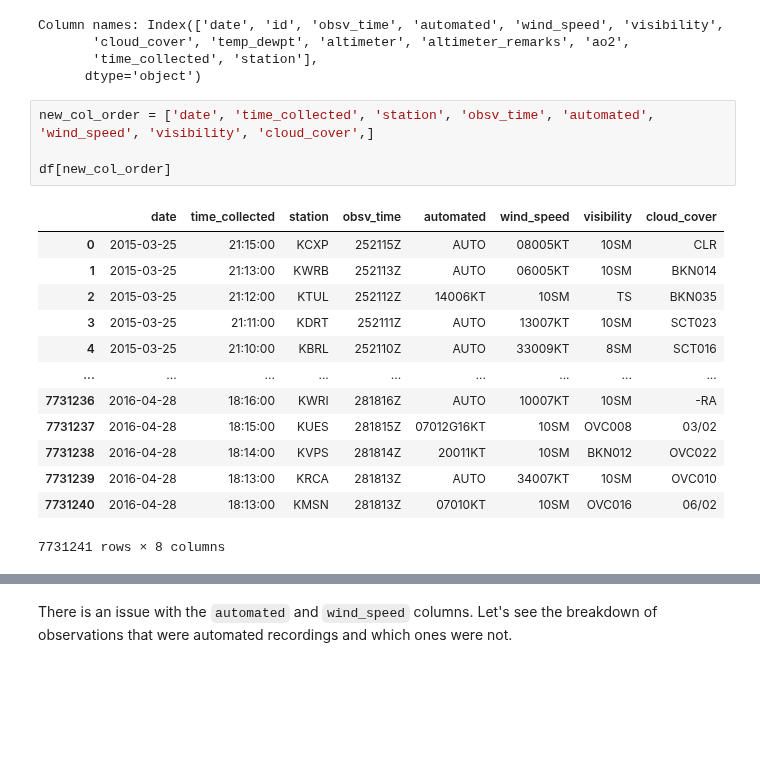
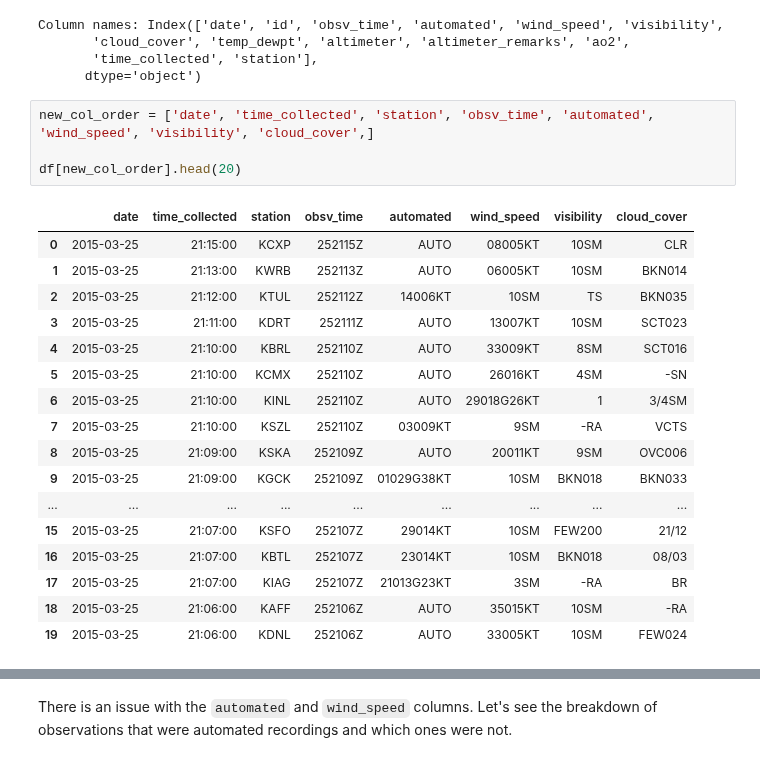
Before and after one commit to hank-butler/METAR_Data, a Jupyter notebook: code/01-data-cleaning.ipynb, the cells around one changed output, grey strips where cells are left out. Saved outputs shown, nothing was run; the diff lists cells and outputs as text; blank space fills up the shorter version.

```diff
--- a/code/01-data-cleaning.ipynb
+++ b/code/01-data-cleaning.ipynb
@@ -86,18 +86,22 @@ Column names: Index(['date', 'id', 'obsv_time', 'automated', 'wind_speed', 'visi
 # %%
 new_col_order = ['date', 'time_collected', 'station', 'obsv_time', 'automated', 'wind_speed', 'visibility', 'cloud_cover',]
 
-df[new_col_order]
+df[new_col_order].head(20)
 # %% [output]
 |  | date | time_collected | station | obsv_time | automated | wind_speed | visibility | cloud_cover |
 | 0 | 2015-03-25 | 21:15:00 | KCXP | 252115Z | AUTO | 08005KT | 10SM | CLR |
 | 1 | 2015-03-25 | 21:13:00 | KWRB | 252113Z | AUTO | 06005KT | 10SM | BKN014 |
 | 2 | 2015-03-25 | 21:12:00 | KTUL | 252112Z | 14006KT | 10SM | TS | BKN035 |
 | 3 | 2015-03-25 | 21:11:00 | KDRT | 252111Z | AUTO | 13007KT | 10SM | SCT023 |
 | 4 | 2015-03-25 | 21:10:00 | KBRL | 252110Z | AUTO | 33009KT | 8SM | SCT016 |
+| 5 | 2015-03-25 | 21:10:00 | KCMX | 252110Z | AUTO | 26016KT | 4SM | -SN |
+| 6 | 2015-03-25 | 21:10:00 | KINL | 252110Z | AUTO | 29018G26KT | 1 | 3/4SM |
+| 7 | 2015-03-25 | 21:10:00 | KSZL | 252110Z | 03009KT | 9SM | -RA | VCTS |
+| 8 | 2015-03-25 | 21:09:00 | KSKA | 252109Z | AUTO | 20011KT | 9SM | OVC006 |
+| 9 | 2015-03-25 | 21:09:00 | KGCK | 252109Z | 01029G38KT | 10SM | BKN018 | BKN033 |
 | ... | ... | ... | ... | ... | ... | ... | ... | ... |
-| 7731236 | 2016-04-28 | 18:16:00 | KWRI | 281816Z | AUTO | 10007KT | 10SM | -RA |
-| 7731237 | 2016-04-28 | 18:15:00 | KUES | 281815Z | 07012G16KT | 10SM | OVC008 | 03/02 |
-| 7731238 | 2016-04-28 | 18:14:00 | KVPS | 281814Z | 20011KT | 10SM | BKN012 | OVC022 |
-| 7731239 | 2016-04-28 | 18:13:00 | KRCA | 281813Z | AUTO | 34007KT | 10SM | OVC010 |
-| 7731240 | 2016-04-28 | 18:13:00 | KMSN | 281813Z | 07010KT | 10SM | OVC016 | 06/02 |
+| 15 | 2015-03-25 | 21:07:00 | KSFO | 252107Z | 29014KT | 10SM | FEW200 | 21/12 |
+| 16 | 2015-03-25 | 21:07:00 | KBTL | 252107Z | 23014KT | 10SM | BKN018 | 08/03 |
+| 17 | 2015-03-25 | 21:07:00 | KIAG | 252107Z | 21013G23KT | 3SM | -RA | BR |
+| 18 | 2015-03-25 | 21:06:00 | KAFF | 252106Z | AUTO | 35015KT | 10SM | -RA |
+| 19 | 2015-03-25 | 21:06:00 | KDNL | 252106Z | AUTO | 33005KT | 10SM | FEW024 |
-7731241 rows × 8 columns
```
Also changed, not shown: parts of 5 cells of this notebook.
